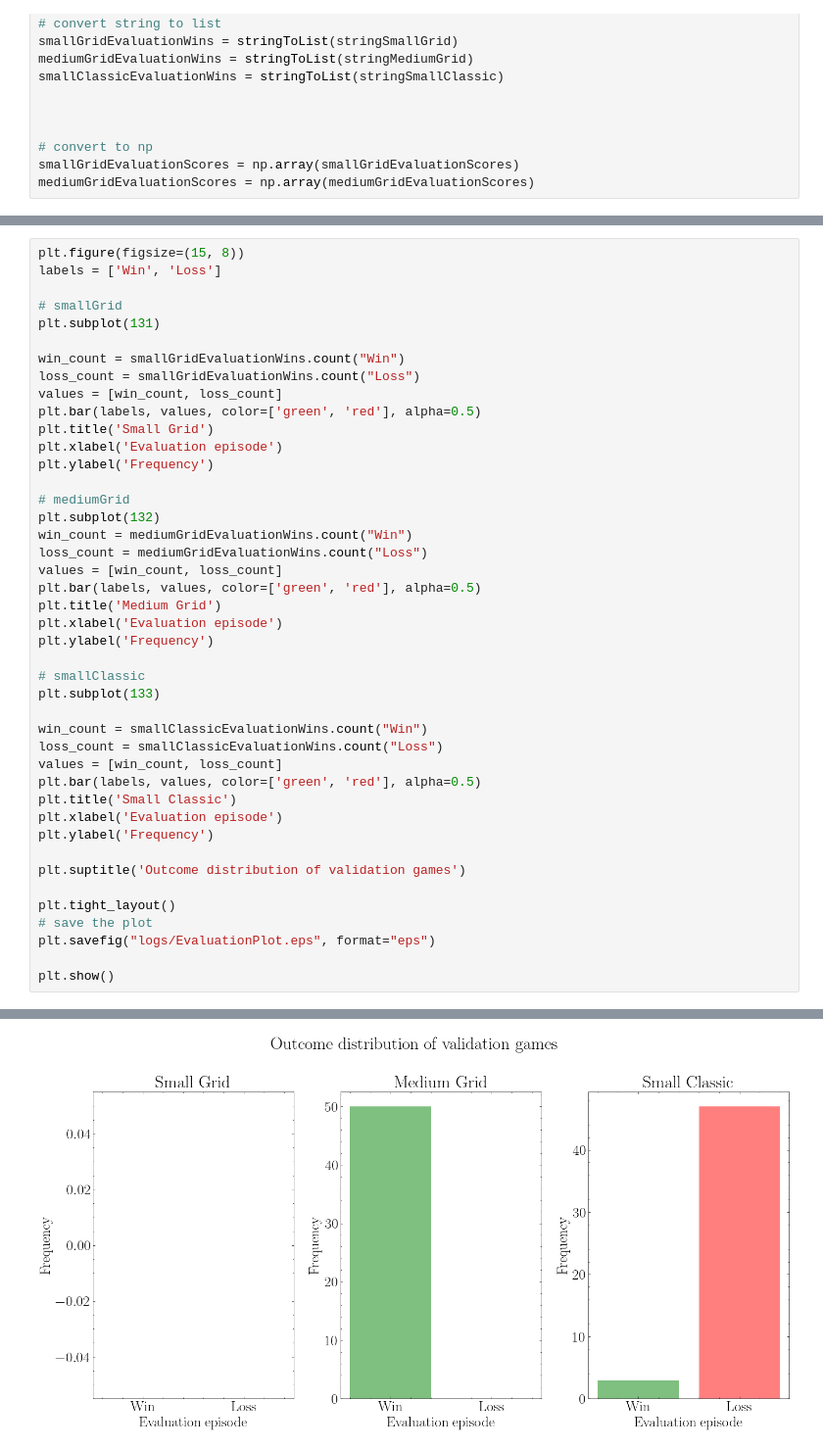
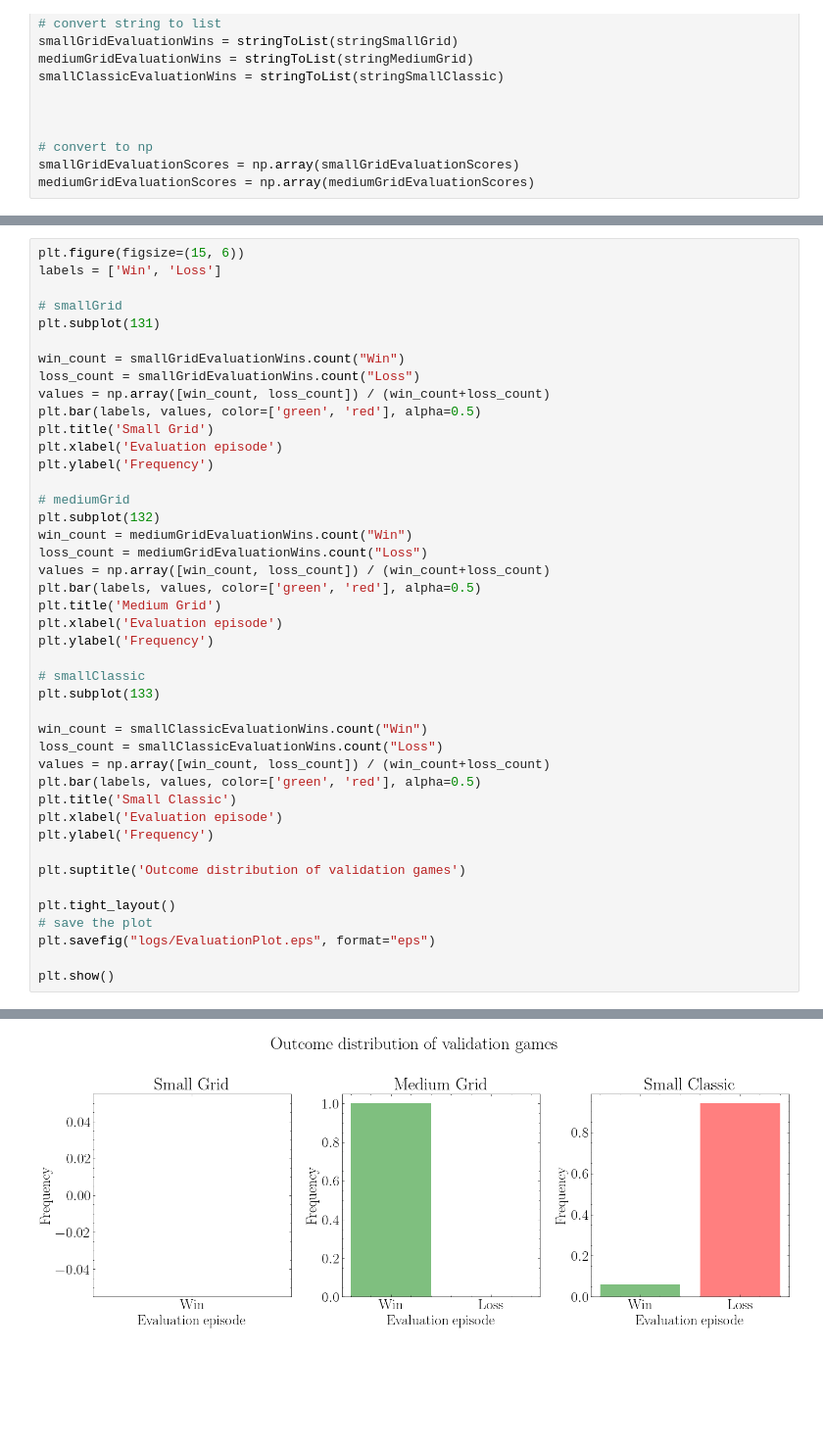
Before and after one commit to LinusKullmyr/Pacman, a Jupyter notebook: Visualize_Logging.ipynb, the cells around one changed output, grey strips where cells are left out. Shown at 98% size. Saved outputs shown, nothing was run; the diff lists cells and outputs as text; blank space fills up the shorter version.

```diff
--- a/Visualize_Logging.ipynb
+++ b/Visualize_Logging.ipynb
@@ -177,5 +177,5 @@ plt.legend()
 # %%
-plt.figure(figsize=(15, 8))
+plt.figure(figsize=(15, 6))
 labels = ['Win', 'Loss']
 
 # smallGrid
@@ -183,40 +183,40 @@ plt.subplot(131)
 
 win_count = smallGridEvaluationWins.count("Win")
 loss_count = smallGridEvaluationWins.count("Loss")
-values = [win_count, loss_count]
+values = np.array([win_count, loss_count]) / (win_count+loss_count)
 plt.bar(labels, values, color=['green', 'red'], alpha=0.5)
 plt.title('Small Grid')
 plt.xlabel('Evaluation episode')
 plt.ylabel('Frequency')
 
 # mediumGrid
 plt.subplot(132)
 win_count = mediumGridEvaluationWins.count("Win")
 loss_count = mediumGridEvaluationWins.count("Loss")
-values = [win_count, loss_count]
+values = np.array([win_count, loss_count]) / (win_count+loss_count)
 plt.bar(labels, values, color=['green', 'red'], alpha=0.5)
 plt.title('Medium Grid')
 plt.xlabel('Evaluation episode')
 plt.ylabel('Frequency')
 
 # smallClassic
 plt.subplot(133)
 
 win_count = smallClassicEvaluationWins.count("Win")
 loss_count = smallClassicEvaluationWins.count("Loss")
-values = [win_count, loss_count]
+values = np.array([win_count, loss_count]) / (win_count+loss_count)
 plt.bar(labels, values, color=['green', 'red'], alpha=0.5)
 plt.title('Small Classic')
 plt.xlabel('Evaluation episode')
 plt.ylabel('Frequency')
 
 plt.suptitle('Outcome distribution of validation games')
 
 plt.tight_layout()
 # save the plot
 plt.savefig("logs/EvaluationPlot.eps", format="eps")
 
 plt.show()
 # %% [output]
 The PostScript backend does not support transparency; partially transparent artists will be rendered opaque.
-[figure, old version]
+[figure, new version]
```
Also changed, not shown: parts of 3 cells of this notebook, 3 other files.
